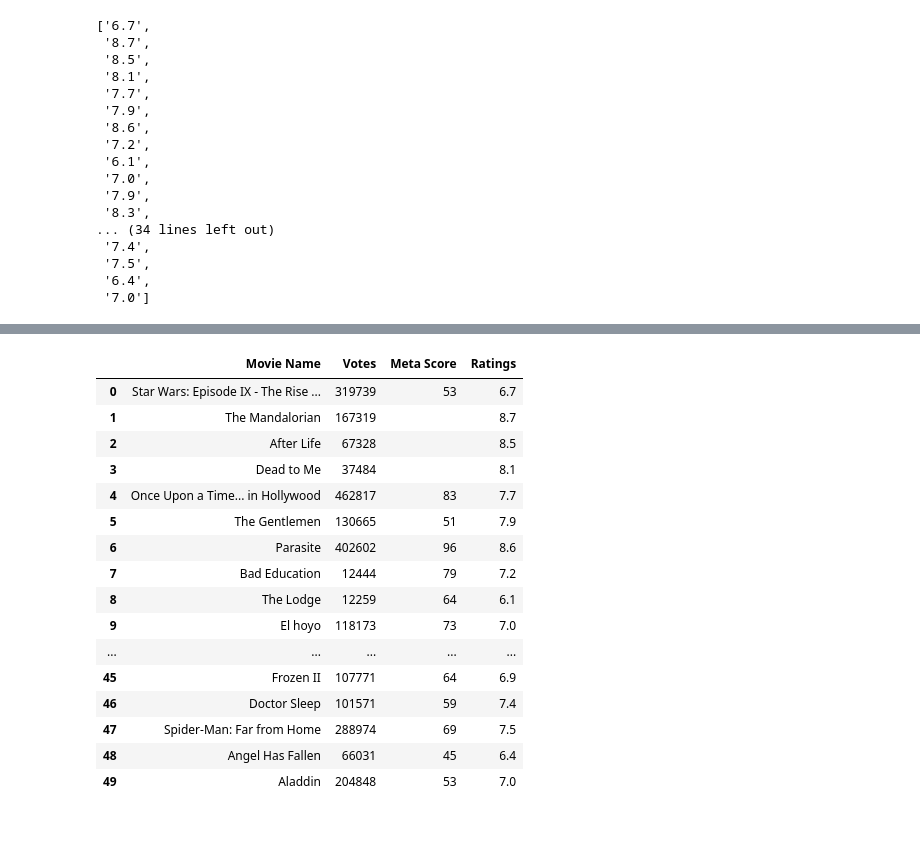
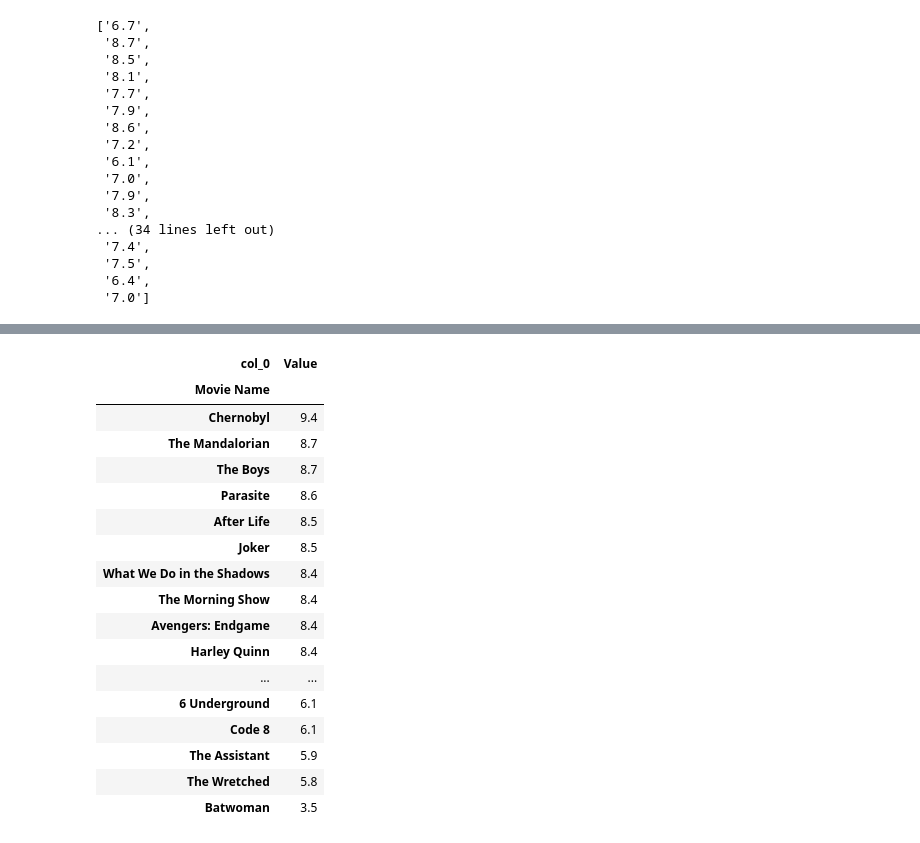
Before and after one commit to valencialie11/capstone-webscraping, a Jupyter notebook: Webscraping.ipynb, the cells around one changed output, grey strips where cells are left out. Saved outputs shown, nothing was run; the diff lists cells and outputs as text; code cells hidden in the pictures.

```diff
--- a/Webscraping.ipynb
+++ b/Webscraping.ipynb
@@ -249,23 +249,3 @@ df
 df.Ratings = df.Ratings.astype('float64')
 # %%
 df['Votes'] = df['Votes'].astype('int64')
-# %%
-df
-# %% [output]
-|  | Movie Name | Votes | Meta Score | Ratings |
-| 0 | Star Wars: Episode IX - The Rise ... | 319739 | 53 | 6.7 |
-| 1 | The Mandalorian | 167319 |  | 8.7 |
-| 2 | After Life | 67328 |  | 8.5 |
-| 3 | Dead to Me | 37484 |  | 8.1 |
-| 4 | Once Upon a Time... in Hollywood | 462817 | 83 | 7.7 |
-| 5 | The Gentlemen | 130665 | 51 | 7.9 |
-| 6 | Parasite | 402602 | 96 | 8.6 |
-| 7 | Bad Education | 12444 | 79 | 7.2 |
-| 8 | The Lodge | 12259 | 64 | 6.1 |
-| 9 | El hoyo | 118173 | 73 | 7.0 |
-| ... | ... | ... | ... | ... |
-| 45 | Frozen II | 107771 | 64 | 6.9 |
-| 46 | Doctor Sleep | 101571 | 59 | 7.4 |
-| 47 | Spider-Man: Far from Home | 288974 | 69 | 7.5 |
-| 48 | Angel Has Fallen | 66031 | 45 | 6.4 |
-| 49 | Aladdin | 204848 | 53 | 7.0 |
@@ -271,0 +260,21 @@ df
+# %%
+ratings1
+# %% [output]
+| col_0 | Value |
+| Movie Name |  |
+| Chernobyl | 9.4 |
+| The Mandalorian | 8.7 |
+| The Boys | 8.7 |
+| Parasite | 8.6 |
+| After Life | 8.5 |
+| Joker | 8.5 |
+| What We Do in the Shadows | 8.4 |
+| The Morning Show | 8.4 |
+| Avengers: Endgame | 8.4 |
+| Harley Quinn | 8.4 |
+| ... | ... |
+| 6 Underground | 6.1 |
+| Code 8 | 6.1 |
+| The Assistant | 5.9 |
+| The Wretched | 5.8 |
+| Batwoman | 3.5 |
```
Also changed, not shown: parts of 9 cells of this notebook, 3 other files.
